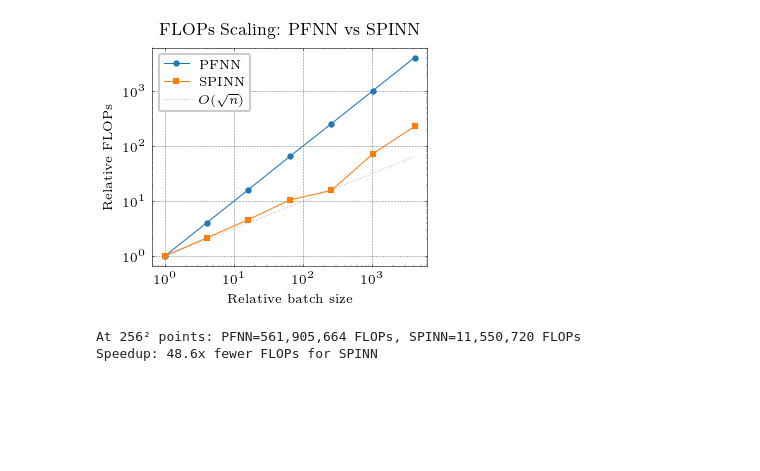
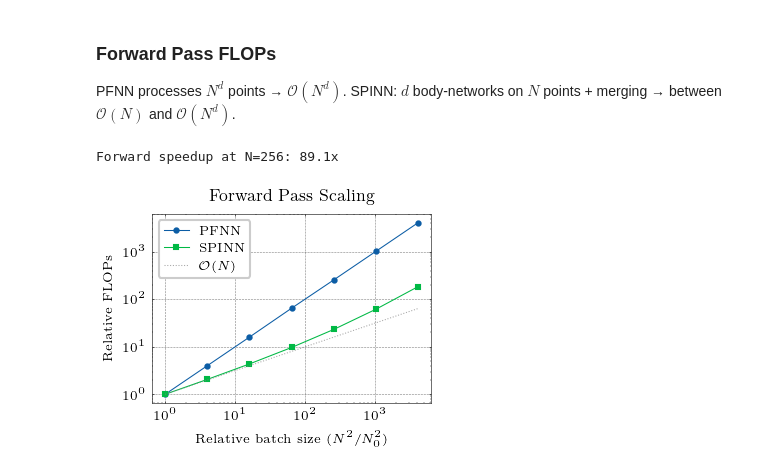
Before and after one commit to bonneted/PhD, a Jupyter notebook: chapters/III_SPINN.ipynb, the cells around one changed output. Saved outputs shown, nothing was run; the diff lists cells and outputs as text; code cells hidden in the pictures; blank space fills up the shorter version.

Commit message:
spinn part update

```diff
--- a/chapters/III_SPINN.ipynb
+++ b/chapters/III_SPINN.ipynb
@@ -73,44 +40,32 @@ SPINN: Parameters: 6,464, FLOPs: 2,515,200
+# %% [markdown]
+### Forward Pass FLOPs
+
+PFNN processes $N^d$ points → $\mathcal{O}(N^d)$. SPINN: $d$ body-networks on $N$ points + merging → between $\mathcal{O}(N)$ and $\mathcal{O}(N^d)$.
 # %%
-# FLOPs scaling analysis: PFNN (linear) vs SPINN (sqrt)
+def estimate_flops(net, net_type, n):
+    X = jnp.ones((n**2, d)) if net_type == "PFNN" else [jnp.ones((n, 1)) for _ in range(d)]
+    compiled = jax.jit(lambda x: net.apply(net.params, x)).lower(X).compile()
+    return compiled.cost_analysis()['flops']
+
 batch_sizes = [4, 8, 16, 32, 64, 128, 256]
-
-pfnn_flops = []
-spinn_flops = []
-
-for n in batch_sizes:
-    # PFNN: n^2 total points (grid), each goes through the full network
-    pfnn_flops.append(estimate_flops(pfnn_net, "PFNN", n_batch=n))
-    # SPINN: n points per dimension, processes each dim separately
-    spinn_flops.append(estimate_flops(spinn_net, "SPINN", n_batch=n))
-
-# Total points for each batch size
+pfnn_fwd = [estimate_flops(pfnn_net, "PFNN", n) for n in batch_sizes]
+spinn_fwd = [estimate_flops(spinn_net, "SPINN", n) for n in batch_sizes]
 total_points = [n**2 for n in batch_sizes]
 
-# Plot: FLOPs scaling behavior (normalized)
-page_width = get_current_config().page_width
+# Plot forward pass scaling
 fig, ax = plt.subplots(figsize=(page_width/2, page_width/2.5), dpi=150)
+pfnn_norm = np.array(pfnn_fwd) / pfnn_fwd[0]
+spinn_norm = np.array(spinn_fwd) / spinn_fwd[0]
+pts_norm = np.array(total_points) / total_points[0]
 
-pfnn_normalized = np.array(pfnn_flops) / pfnn_flops[0]
-spinn_normalized = np.array(spinn_flops) / spinn_flops[0]
-points_normalized = np.array(total_points) / total_points[0]
+ax.loglog(pts_norm, pfnn_norm, 'o-', label='PFNN')
+ax.loglog(pts_norm, spinn_norm, 's-', label='SPINN')
+ax.loglog(pts_norm, np.sqrt(pts_norm), ':', label=r'$\mathcal{O}(N)$', color='gray', alpha=0.7)
+ax.set(xlabel='Relative batch size ($N^2/N^2_0$)', ylabel='Relative FLOPs', title='Forward Pass Scaling')
+ax.legend()
+plt.tight_layout()
 
-ax.plot(points_normalized, pfnn_normalized, 'o-', label='PFNN', color='tab:blue')
-ax.plot(points_normalized, spinn_normalized, 's-', label='SPINN', color='tab:orange')
-# ax.plot(points_normalized, points_normalized, '--', label=r'$O(n)$', color='gray', alpha=0.5)
-ax.plot(points_normalized, np.sqrt(points_normalized), ':', label=r'$O(\sqrt{n})$', color='gray', alpha=0.5)
-ax.set_xlabel('Relative batch size')
-ax.set_ylabel('Relative FLOPs')
-ax.set_xscale('log')
-ax.set_yscale('log')
-ax.legend()
-ax.set_title('FLOPs Scaling: PFNN vs SPINN')
-
-plt.show()
-
-# Print speedup at largest batch
-print(f"At {batch_sizes[-1]}² points: PFNN={pfnn_flops[-1]:,.0f} FLOPs, SPINN={spinn_flops[-1]:,.0f} FLOPs")
-print(f"Speedup: {pfnn_flops[-1]/spinn_flops[-1]:.1f}x fewer FLOPs for SPINN")
+print(f"Forward speedup at N={batch_sizes[-1]}: {pfnn_fwd[-1]/spinn_fwd[-1]:.1f}x")
 # %% [output]
+Forward speedup at N=256: 89.1x
-[figure, old version]
+[figure, new version]
-At 256² points: PFNN=561,905,664 FLOPs, SPINN=11,550,720 FLOPs
-Speedup: 48.6x fewer FLOPs for SPINN
```
Also changed, not shown: parts of 12 cells of this notebook.
